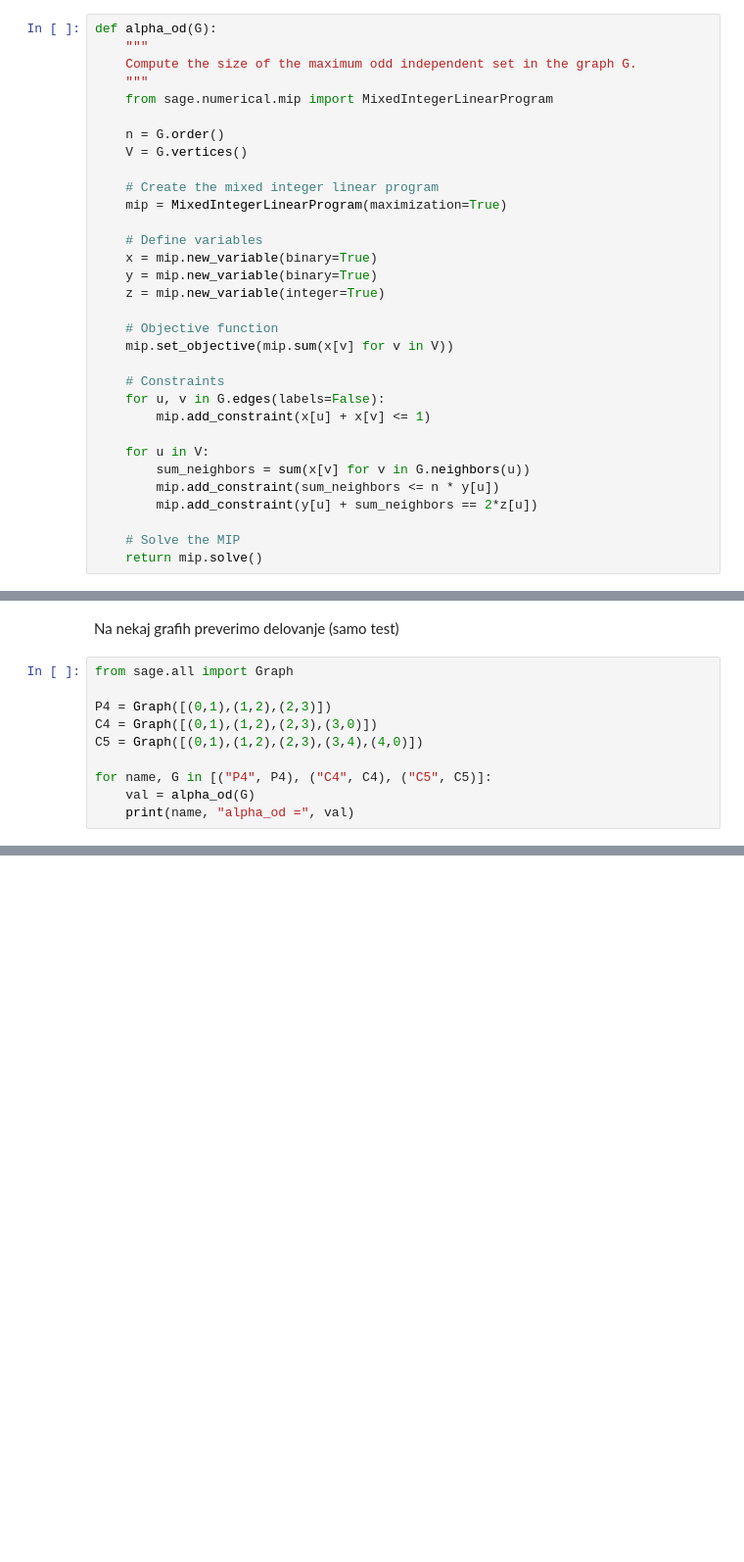
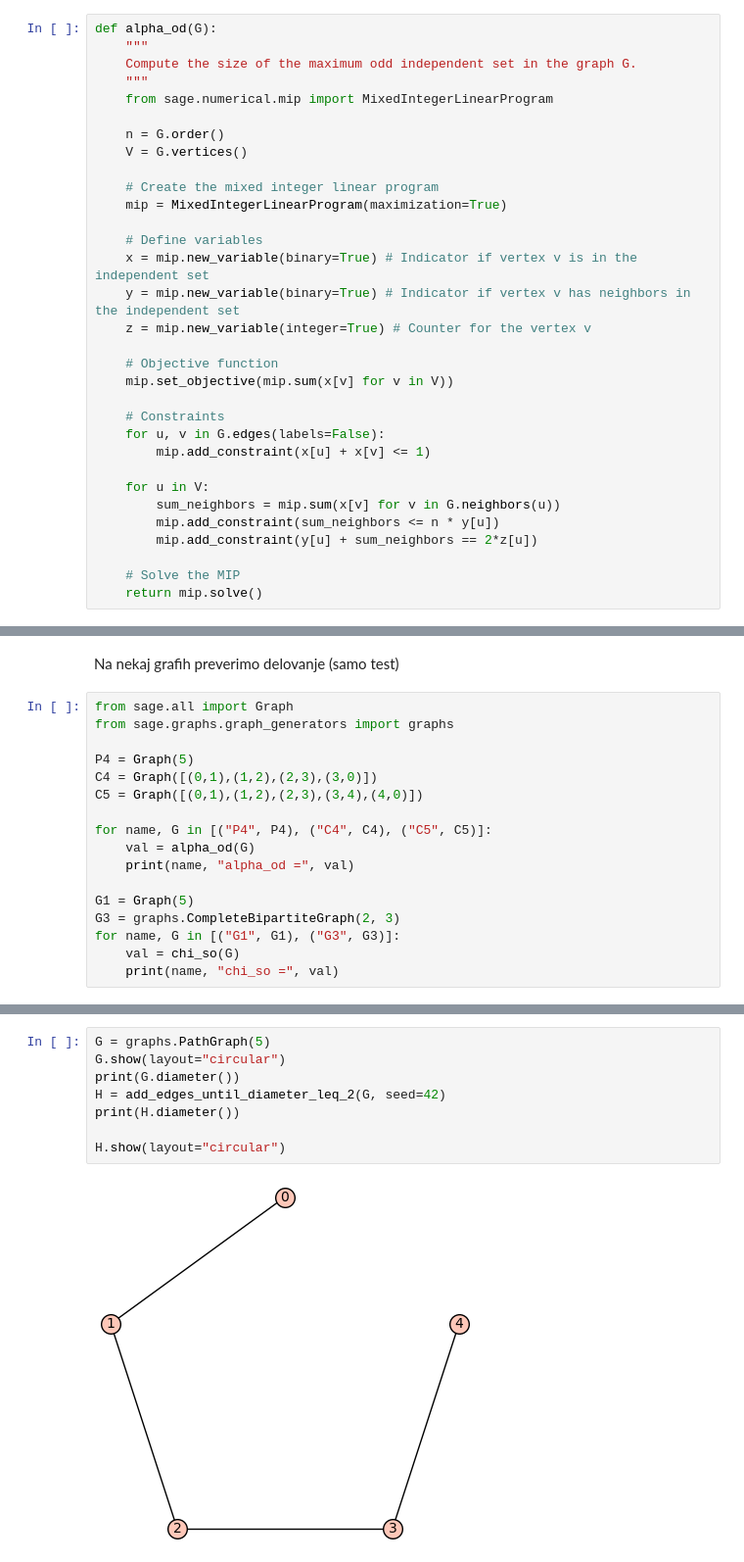
Before and after one commit to tilenzabkar/fp-projekt, a Jupyter notebook: main.ipynb, the cells around one changed output, grey strips where cells are left out. Shown at 98% size. Saved outputs shown, nothing was run; the diff lists cells and outputs as text; blank space fills up the shorter version.

```diff
--- a/main.ipynb
+++ b/main.ipynb
@@ -14,9 +14,9 @@ def alpha_od(G):
     mip = MixedIntegerLinearProgram(maximization=True)
 
     # Define variables
-    x = mip.new_variable(binary=True)
-    y = mip.new_variable(binary=True)
-    z = mip.new_variable(integer=True)
+    x = mip.new_variable(binary=True) # Indicator if vertex v is in the independent set
+    y = mip.new_variable(binary=True) # Indicator if vertex v has neighbors in the independent set
+    z = mip.new_variable(integer=True) # Counter for the vertex v
 
     # Objective function
     mip.set_objective(mip.sum(x[v] for v in V))
@@ -26,7 +26,7 @@ def alpha_od(G):
         mip.add_constraint(x[u] + x[v] <= 1)
 
     for u in V:
-        sum_neighbors = sum(x[v] for v in G.neighbors(u))
+        sum_neighbors = mip.sum(x[v] for v in G.neighbors(u))
         mip.add_constraint(sum_neighbors <= n * y[u])
         mip.add_constraint(y[u] + sum_neighbors == 2*z[u])
 
@@ -36,12 +83,19 @@ def alpha_od(G):
 Na nekaj grafih preverimo delovanje (samo test)
 # %%
 from sage.all import Graph
+from sage.graphs.graph_generators import graphs
 
-P4 = Graph([(0,1),(1,2),(2,3)])
+P4 = Graph(5)
 C4 = Graph([(0,1),(1,2),(2,3),(3,0)])
 C5 = Graph([(0,1),(1,2),(2,3),(3,4),(4,0)])
 
 for name, G in [("P4", P4), ("C4", C4), ("C5", C5)]:
     val = alpha_od(G)
     print(name, "alpha_od =", val)
+
+G1 = Graph(5)
+G3 = graphs.CompleteBipartiteGraph(2, 3)
+for name, G in [("G1", G1), ("G3", G3)]:
+    val = chi_so(G)
+    print(name, "chi_so =", val)
 # %% [output]
@@ -50,0 +223,10 @@ C5 alpha_od = 1.0
+# %%
+G = graphs.PathGraph(5)
+G.show(layout="circular")
+print(G.diameter())
+H = add_edges_until_diameter_leq_2(G, seed=42)
+print(H.diameter())
+
+H.show(layout="circular")
+# %% [output]
+[figure, added]
```
Also changed, not shown: parts of 14 cells of this notebook.
